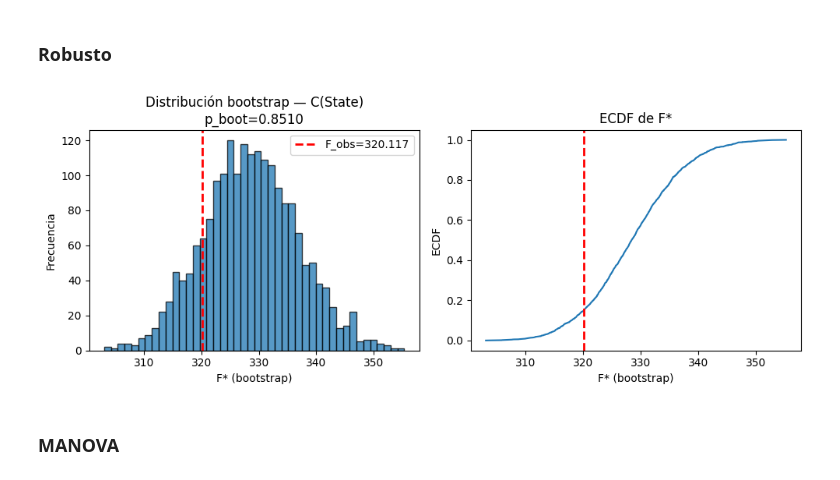
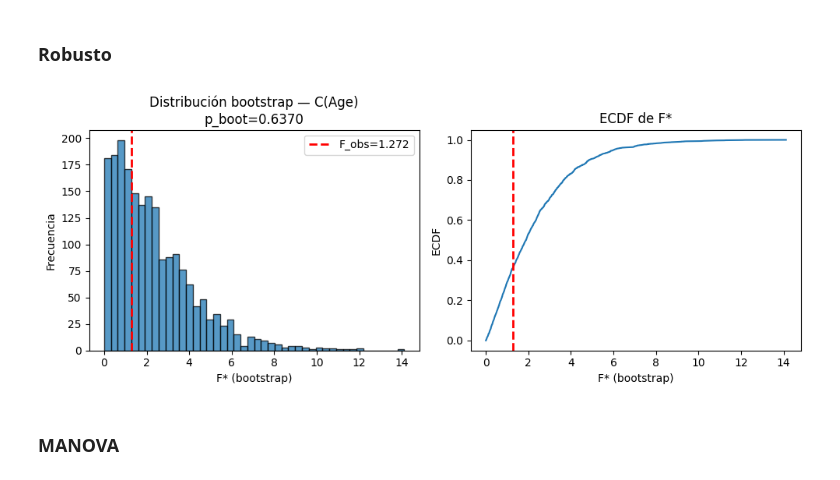
Before and after one commit to Bioestadistica-2025-2/Proyecto-Final, a Jupyter notebook: final_code.ipynb, the cells around one changed output. Drawn from its saved outputs; the diff is of its cells as text; code cells hidden in the pictures.

```diff
--- a/final_code.ipynb
+++ b/final_code.ipynb
@@ -228,35 +434,35 @@ def plot_bootstrap_anova_robusto(term, F_obs, boot_dist, p_boot):
     if nunique <= 15:
         uniq, counts = np.unique(vals, return_counts=True)
         ax[0].bar(uniq, counts, width=0.08*(uniq.max()-uniq.min()+1) if uniq.size>1 else 0.5, edgecolor="k")
         ax[0].set_xlabel("F* (bootstrap)")
         ax[0].set_ylabel("Frecuencia")
     else:
         bins = max(10, min(50, int(np.sqrt(B))))
         ax[0].hist(vals, bins=bins, alpha=0.75, edgecolor='k')
         ax[0].set_xlabel("F* (bootstrap)")
         ax[0].set_ylabel("Frecuencia")
 
     ax[0].axvline(obs, color='red', linestyle='--', linewidth=2, label=f"F_obs={obs:.3f}")
     ax[0].legend()
     ax[0].set_title(f"Distribución bootstrap — {term}\np_boot={p:.4f}")
 
     # — ECDF (siempre informativa aunque haya empates) —
     x = np.sort(vals)
     y = np.arange(1, B+1)/B
     ax[1].plot(x, y)
     ax[1].axvline(obs, color='red', linestyle='--', linewidth=2)
     ax[1].set_xlabel("F* (bootstrap)")
     ax[1].set_ylabel("ECDF")
     ax[1].set_title("ECDF de F*")
 
     plt.tight_layout()
     plt.show()
 
 
 # Ejemplo:
-plot_bootstrap_anova_robusto("C(State)", F_obs, Fstar, pB)
+plot_bootstrap_anova_robusto("C(Age)", F_obs, Fstar, pB)
 # %% [output]
-[figure, old version]
+[figure, new version]
 # %% [markdown]
 ### MANOVA
 # %%
```
Also changed, not shown: parts of 7 cells of this notebook.
